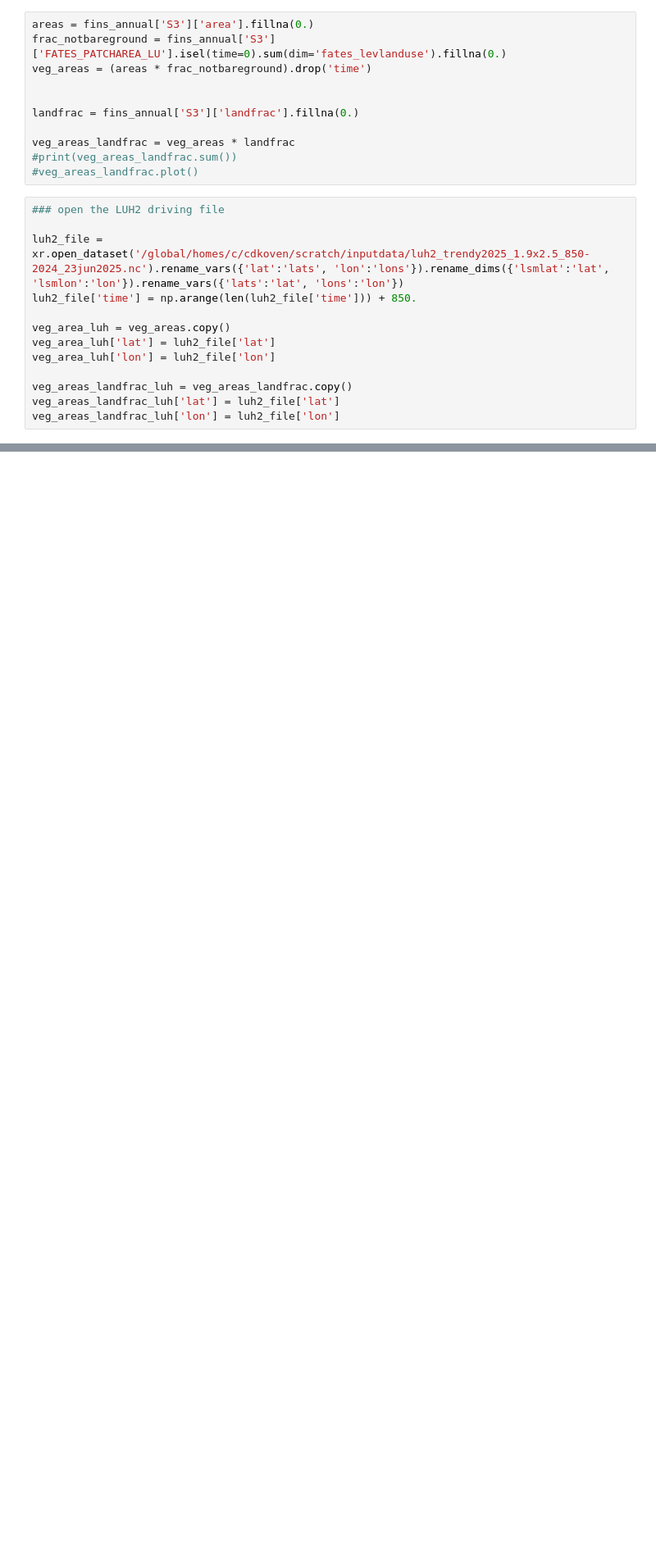
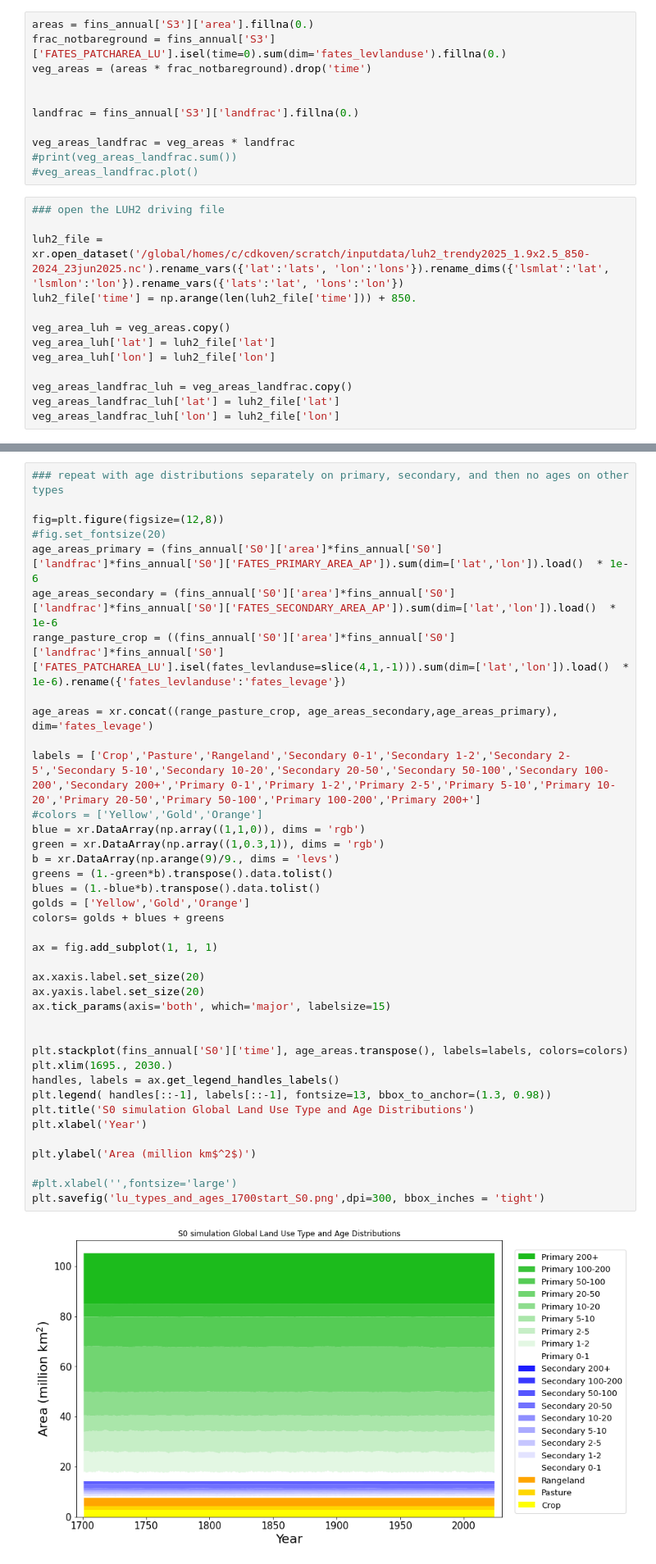
Before and after one commit to ckoven/trendy2025_scripts, a Jupyter notebook: trendy2025_transient_notebook.ipynb, the cells around one changed output, grey strips where cells are left out. Shown at 82% size. Drawn from its saved outputs; the diff is of its cells as text; blank space fills up the shorter version.

```diff
--- a/trendy2025_transient_notebook.ipynb
+++ b/trendy2025_transient_notebook.ipynb
@@ -214,3 +221,44 @@ plt.ylabel('Area (million km$^2$)')
 plt.savefig('lu_types_and_ages_1700start.png',dpi=300, bbox_inches = 'tight')
 # %% [output]
 [figure]
+# %%
+### repeat with age distributions separately on primary, secondary, and then no ages on other types
+
+fig=plt.figure(figsize=(12,8))
+#fig.set_fontsize(20)
+age_areas_primary = (fins_annual['S0']['area']*fins_annual['S0']['landfrac']*fins_annual['S0']['FATES_PRIMARY_AREA_AP']).sum(dim=['lat','lon']).load()  * 1e-6
+age_areas_secondary = (fins_annual['S0']['area']*fins_annual['S0']['landfrac']*fins_annual['S0']['FATES_SECONDARY_AREA_AP']).sum(dim=['lat','lon']).load()  * 1e-6
+range_pasture_crop = ((fins_annual['S0']['area']*fins_annual['S0']['landfrac']*fins_annual['S0']['FATES_PATCHAREA_LU'].isel(fates_levlanduse=slice(4,1,-1))).sum(dim=['lat','lon']).load()  * 1e-6).rename({'fates_levlanduse':'fates_levage'})
+
+age_areas = xr.concat((range_pasture_crop, age_areas_secondary,age_areas_primary), dim='fates_levage')
+
+labels = ['Crop','Pasture','Rangeland','Secondary 0-1','Secondary 1-2','Secondary 2-5','Secondary 5-10','Secondary 10-20','Secondary 20-50','Secondary 50-100','Secondary 100-200','Secondary 200+','Primary 0-1','Primary 1-2','Primary 2-5','Primary 5-10','Primary 10-20','Primary 20-50','Primary 50-100','Primary 100-200','Primary 200+']
+#colors = ['Yellow','Gold','Orange']
+blue = xr.DataArray(np.array((1,1,0)), dims = 'rgb')
+green = xr.DataArray(np.array((1,0.3,1)), dims = 'rgb')
+b = xr.DataArray(np.arange(9)/9., dims = 'levs')
+greens = (1.-green*b).transpose().data.tolist()
+blues = (1.-blue*b).transpose().data.tolist()
+golds = ['Yellow','Gold','Orange']
+colors= golds + blues + greens
+
+ax = fig.add_subplot(1, 1, 1)
+
+ax.xaxis.label.set_size(20)
+ax.yaxis.label.set_size(20)
+ax.tick_params(axis='both', which='major', labelsize=15)
+
+
+plt.stackplot(fins_annual['S0']['time'], age_areas.transpose(), labels=labels, colors=colors)
+plt.xlim(1695., 2030.)
+handles, labels = ax.get_legend_handles_labels()
+plt.legend( handles[::-1], labels[::-1], fontsize=13, bbox_to_anchor=(1.3, 0.98))
+plt.title('S0 simulation Global Land Use Type and Age Distributions')
+plt.xlabel('Year')
+
+plt.ylabel('Area (million km$^2$)')
+
+#plt.xlabel('',fontsize='large')
+plt.savefig('lu_types_and_ages_1700start_S0.png',dpi=300, bbox_inches = 'tight')
+# %% [output]
+[figure, added]
```
Also changed, not shown: parts of 3 cells of this notebook.
